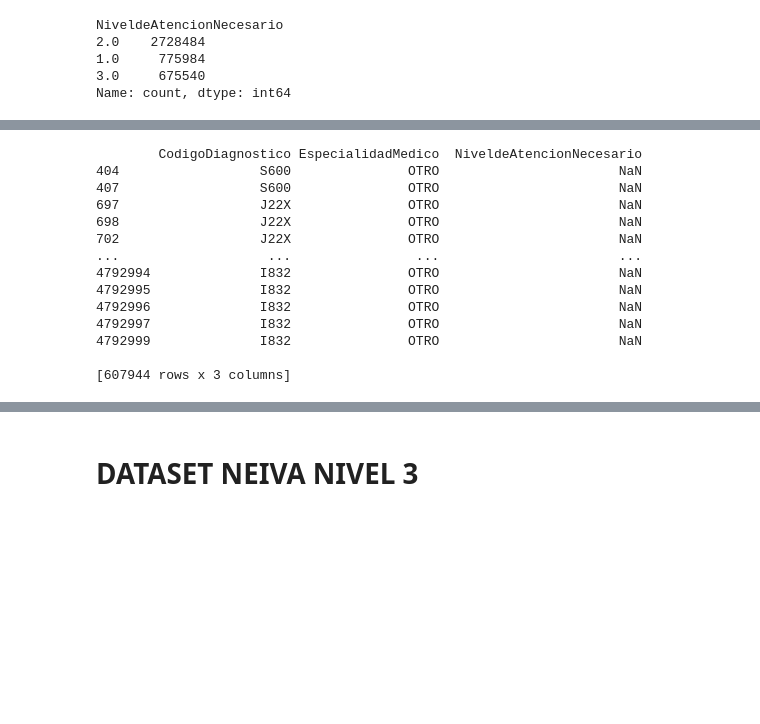
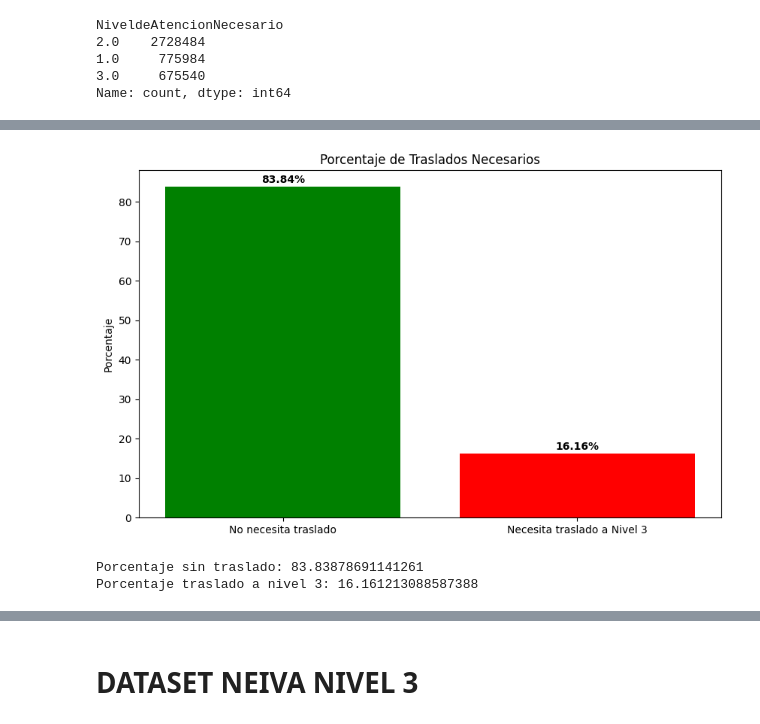
Before and after one commit to aisaza609/Interoperabilidad_Historias_clinicas, a Jupyter notebook: interoperabilidad_sistema_recomendacion_dataset__Hospitalarios.ipynb, the cells around one changed output, grey strips where cells are left out. Cells and saved outputs as stored; diff of their text form; code cells hidden in the pictures; blank space fills up the shorter version.

```diff
--- a/interoperabilidad_sistema_recomendacion_dataset__Hospitalarios.ipynb
+++ b/interoperabilidad_sistema_recomendacion_dataset__Hospitalarios.ipynb
@@ -580,0 +548,3 @@ tg_pitalito
+# %%
+# Cambiar el nombre de la columna 'EspecialidadMedico' a 'Servicio' en el DataFrame tg_pitalito
+tg_pitalito.rename(columns={'EspecialidadMedico': 'Servicio'}, inplace=True)
@@ -638,21 +603,46 @@ dtype: int64
-# %%
-# Filtrar las filas donde 'NivelDeAtencion' es nulo
-nulos_nivel_de_atencion = tg_pitalito[tg_pitalito['NiveldeAtencionNecesario'].isnull()]
-
-# Mostrar las columnas 'CodigoDiagnostico', 'EspecialidadMedico' y 'NivelDeAtencion' para las filas con nulos en 'NivelDeAtencion'
-print(nulos_nivel_de_atencion[['CodigoDiagnostico', 'EspecialidadMedico', 'NiveldeAtencionNecesario']])
-# %% [output]
-        CodigoDiagnostico EspecialidadMedico  NiveldeAtencionNecesario
-404                  S600               OTRO                       NaN
-407                  S600               OTRO                       NaN
-697                  J22X               OTRO                       NaN
-698                  J22X               OTRO                       NaN
-702                  J22X               OTRO                       NaN
-...                   ...                ...                       ...
-4792994              I832               OTRO                       NaN
-4792995              I832               OTRO                       NaN
-4792996              I832               OTRO                       NaN
-4792997              I832               OTRO                       NaN
-4792999              I832               OTRO                       NaN
-
-[607944 rows x 3 columns]
+# %%
+# Definir el nivel del hospital actual
+nivel_hospital = 2
+
+# Crear la función 'definir_traslado' con la lógica actualizada
+def definir_traslado(nivel_necesario):
+    if nivel_necesario <= nivel_hospital:
+        return "No necesita traslado"  # No se necesita traslado
+    elif nivel_necesario > nivel_hospital:
+        return "Necesita traslado a Nivel 3"  # Traslado a un hospital de nivel 3
+    return None  # Para casos donde el nivel no esté definido
+
+# Aplicar la función para crear la columna 'Traslado'
+tg_pitalito['Traslado'] = tg_pitalito['NiveldeAtencionNecesario'].apply(definir_traslado)
+
+# Calcular los porcentajes de cada tipo de traslado
+porcentaje_no_traslado = (tg_pitalito['Traslado'].value_counts(normalize=True).get("No necesita traslado", 0)) * 100
+porcentaje_traslado_nivel_3 = (tg_pitalito['Traslado'].value_counts(normalize=True).get("Necesita traslado a Nivel 3", 0)) * 100
+
+# Crear un DataFrame de comparación para visualización
+comparacion_traslado = pd.DataFrame({
+    'Categoria': ['No necesita traslado', 'Necesita traslado a Nivel 3'],
+    'Porcentaje': [porcentaje_no_traslado, porcentaje_traslado_nivel_3]
+})
+
+# Gráfico de comparación de porcentajes de traslado
+import matplotlib.pyplot as plt
+
+fig, ax = plt.subplots(figsize=(10, 6))
+ax.bar(comparacion_traslado['Categoria'], comparacion_traslado['Porcentaje'], color=['green', 'red'])
+ax.set_title('Porcentaje de Traslados Necesarios')
+ax.set_ylabel('Porcentaje')
+
+# Añadir etiquetas de porcentaje encima de cada barra
+for i, v in enumerate(comparacion_traslado['Porcentaje']):
+    ax.text(i, v + 1, f"{v:.2f}%", ha='center', fontweight='bold')
+
+plt.show()
+
+# Verificar la nueva columna y el porcentaje de traslados
+print("Porcentaje sin traslado:", porcentaje_no_traslado)
+print("Porcentaje traslado a nivel 3:", porcentaje_traslado_nivel_3)
+# %% [output]
+[figure, added]
+Porcentaje sin traslado: 83.83878691141261
+Porcentaje traslado a nivel 3: 16.161213088587388
```
Also changed, not shown: parts of 27 cells of this notebook.
